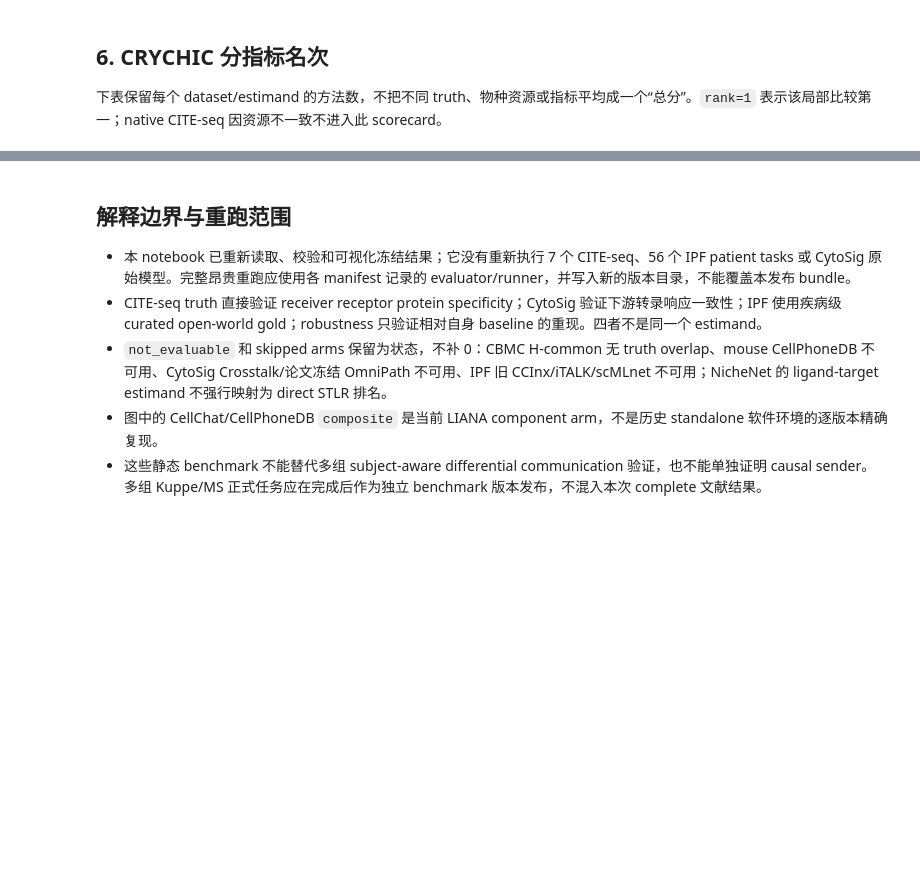
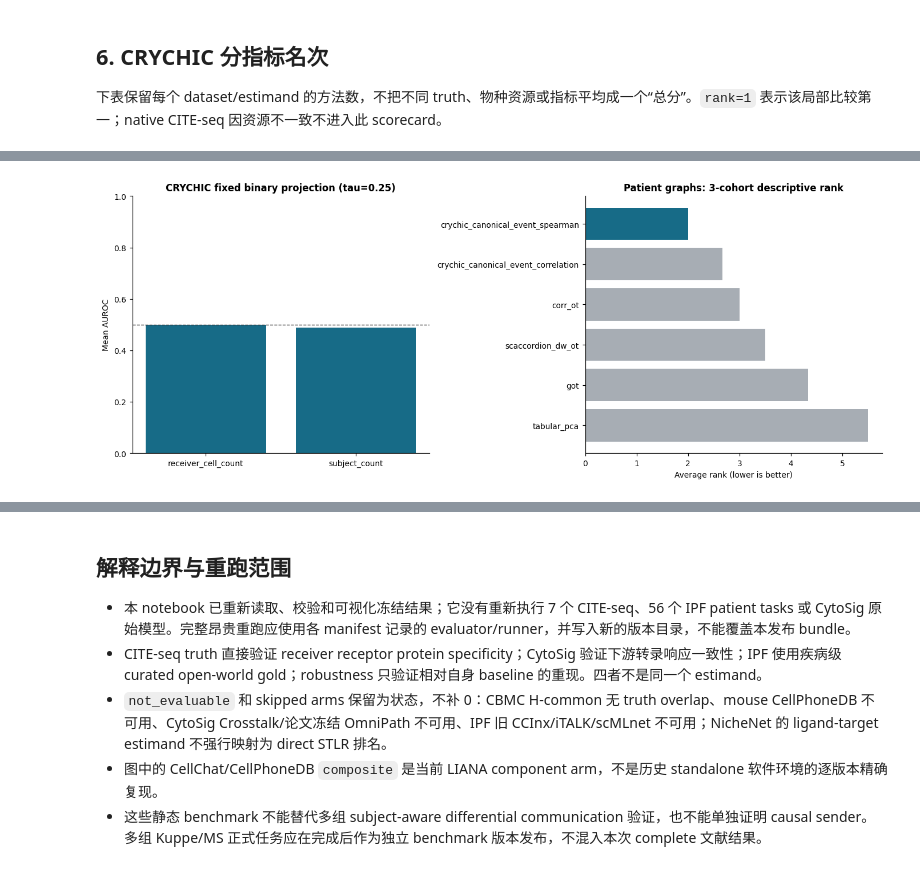
Before and after one commit to kehangzhang/CRYCHIC, a Jupyter notebook: tutorials/literature_benchmark_results.ipynb, the cells around one changed output, grey strips where cells are left out. Cells and saved outputs as stored; diff of their text form; code cells hidden in the pictures; blank space fills up the shorter version.

```diff
--- a/tutorials/literature_benchmark_results.ipynb
+++ b/tutorials/literature_benchmark_results.ipynb
@@ -1005,0 +1150,86 @@ Top-250 robustness            1            0        0          3.0
+# %%
+%%time
+gap_runs = {
+    "Tensor extended": GAP_ROOT / "tensor_extended",
+    "STACCato calibration": GAP_ROOT / "staccato",
+    "DCST fixed binary": GAP_ROOT / "dcst_binary",
+    "scACCorDiON PDAC": GAP_ROOT / "scaccordion_pdac_v2",
+    "scACCorDiON AKI": GAP_ROOT / "scaccordion_aki_v2",
+    "scACCorDiON RCC fine": GAP_ROOT / "scaccordion_rcc_v2",
+    "scACCorDiON RCC coarse": GAP_ROOT / "scaccordion_rcc_coarse_v2",
+    "Cross-cohort ranks": GAP_ROOT / "scaccordion_crosscohort_v2",
+    "TCGA-PAAD survival": GAP_ROOT / "tcga_paad_survival",
+}
+gap_inventory = []
+for label, directory in gap_runs.items():
+    manifest = read_json(directory / "manifest.json")
+    source = manifest.get("source_repository", {})
+    assert source.get("dirty") is False
+    gap_inventory.append(
+        {
+            "endpoint": label,
+            "status": manifest["status"],
+            "source_commit": source.get("commit", "")[:12],
+        }
+    )
+gap_inventory = pd.DataFrame(gap_inventory)
+
+coverage_frames = []
+for label, relative in (
+    ("Tensor", "tensor_extended/endpoint_coverage.tsv"),
+    ("STACCato", "staccato/endpoint_coverage.tsv"),
+    ("PDAC", "scaccordion_pdac_v2/endpoint_coverage.tsv"),
+    ("AKI", "scaccordion_aki_v2/endpoint_coverage.tsv"),
+    ("RCC fine", "scaccordion_rcc_v2/endpoint_coverage.tsv"),
+    ("RCC coarse", "scaccordion_rcc_coarse_v2/endpoint_coverage.tsv"),
+):
+    frame = pd.read_csv(GAP_ROOT / relative, sep="	").fillna("")
+    frame.insert(0, "benchmark", label)
+    coverage_frames.append(frame)
+gap_coverage = pd.concat(coverage_frames, ignore_index=True)
+
+dcst_binary = pd.read_csv(
+    GAP_ROOT / "dcst_binary/aggregate_metrics.tsv", sep="	"
+)
+dcst_binary_summary = (
+    dcst_binary.groupby(["sweep", "method"], observed=True)[
+        ["auroc_mean", "auprc_mean", "sensitivity_q005_mean"]
+    ]
+    .mean()
+    .reset_index()
+)
+cross_ranks = pd.read_csv(
+    GAP_ROOT / "scaccordion_crosscohort_v2/friedman_average_ranks.tsv",
+    sep="	",
+)
+
+fig, axes = plt.subplots(1, 2, figsize=(12.5, 4.8), constrained_layout=True)
+axes[0].bar(
+    dcst_binary_summary["sweep"],
+    dcst_binary_summary["auroc_mean"],
+    color=CRYCHIC_COLOR,
+)
+axes[0].axhline(0.5, color="#333333", linestyle="--", linewidth=0.9)
+axes[0].set_ylim(0, 1)
+axes[0].set_ylabel("Mean AUROC")
+axes[0].set_title("CRYCHIC fixed binary projection (tau=0.25)")
+
+rank_plot = cross_ranks.sort_values("average_rank", ascending=False)
+rank_colors = np.where(
+    rank_plot["method"].eq("crychic_canonical_event_spearman"),
+    CRYCHIC_COLOR,
+    EXTERNAL_COLOR,
+)
+axes[1].barh(rank_plot["method"], rank_plot["average_rank"], color=rank_colors)
+axes[1].set_xlabel("Average rank (lower is better)")
+axes[1].set_title("Patient graphs: 3-cohort descriptive rank")
+gap_figure = OUTPUT_ROOT / "suggest_v5_gap_completion.png"
+fig.savefig(gap_figure, bbox_inches="tight")
+plt.show()
+
+display(gap_inventory)
+display(gap_coverage)
+display(dcst_binary_summary.round(4))
+display(cross_ranks.round(4))
+# %% [output]
+[figure, added]
```
Also changed, not shown: parts of 18 cells of this notebook.
